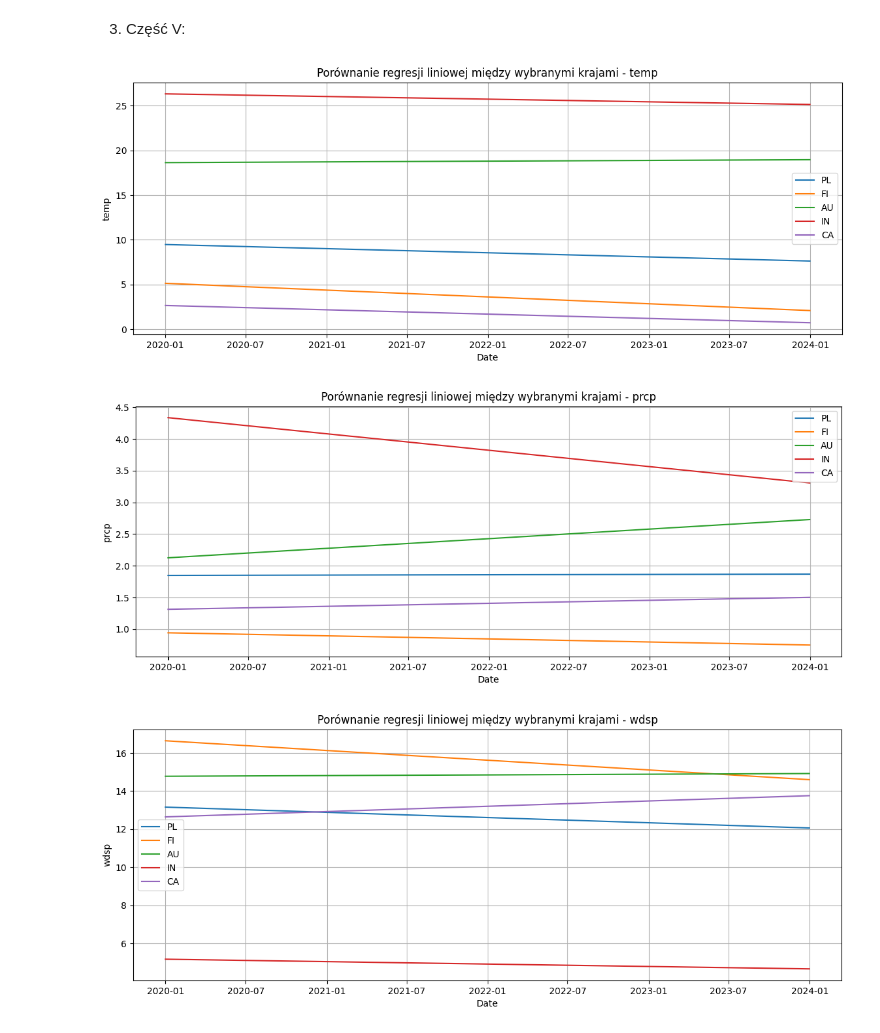
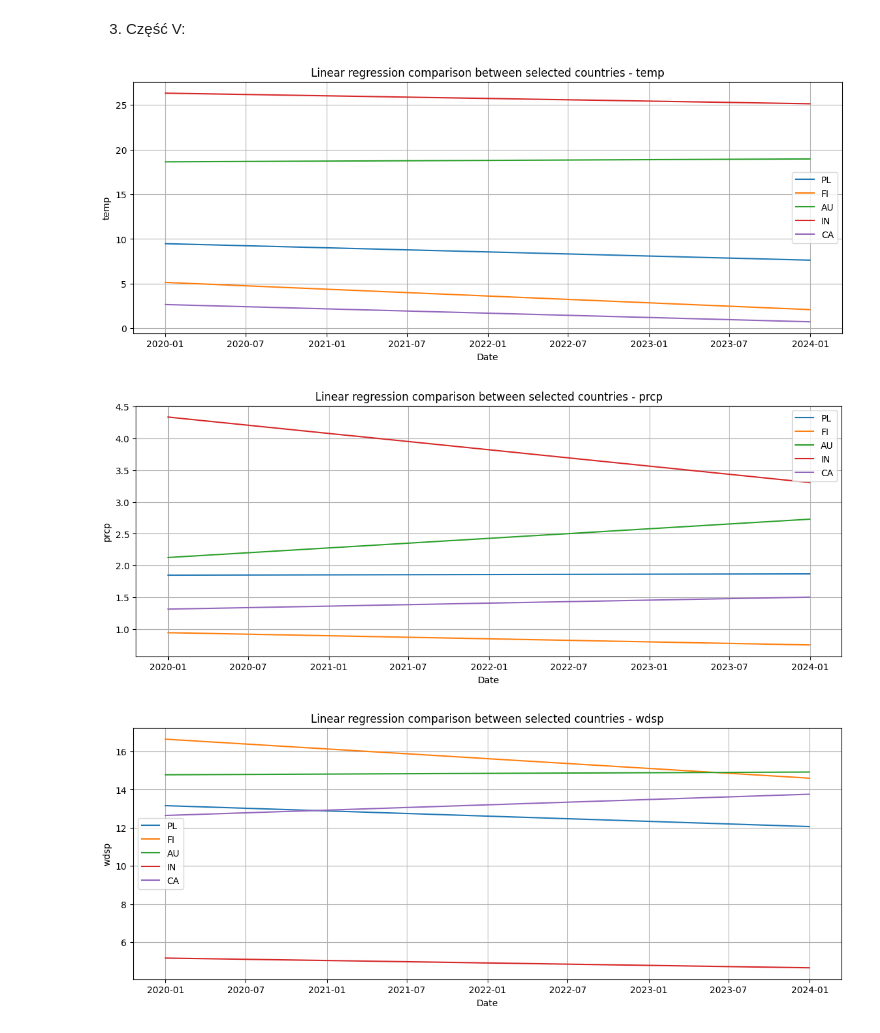
Before and after one commit to igoro00/pdzd, a Jupyter notebook: 3.ipynb, the cells around one changed output. Drawn from its saved outputs; the diff is of its cells as text; code cells hidden in the pictures.

```diff
--- a/3.ipynb
+++ b/3.ipynb
@@ -282,35 +262,35 @@ for col in plot_columns:
 def compare_countries_linreg(column):
     countries = [
         'PL',
         'FI',
         'AU',
         'IN',
         'CA'
     ]
     plt.figure(figsize=(14,5))
 
     for country in countries:
         country_df = final[final["CTRY_ISO"] == country]
         country_df = country_df.sort_values("date")
         reg = linreg(country_df, column)
         plt.plot(
             reg["train_date"].combine(reg["test_date"], max, fill_value=dt.datetime.min),
             np.concatenate([reg["train_pred"], reg["pred"]]),
             label=country
         )
 
-    plt.title(f"Porównanie regresji liniowej między wybranymi krajami - {column}")
+    plt.title(f"Linear regression comparison between selected countries - {column}")
     plt.xlabel("Date")
     plt.ylabel(column)
     plt.legend()
     plt.grid()
     plt.show()
 
 
 for col in plot_columns:
     compare_countries_linreg(col)
 # %% [output]
-[figure, old version]
+[figure, new version]
-[figure, old version]
+[figure, new version]
-[figure, old version]
+[figure, new version]
 [figure]
```
Also changed, not shown: parts of 3 cells of this notebook, 2 other files.
